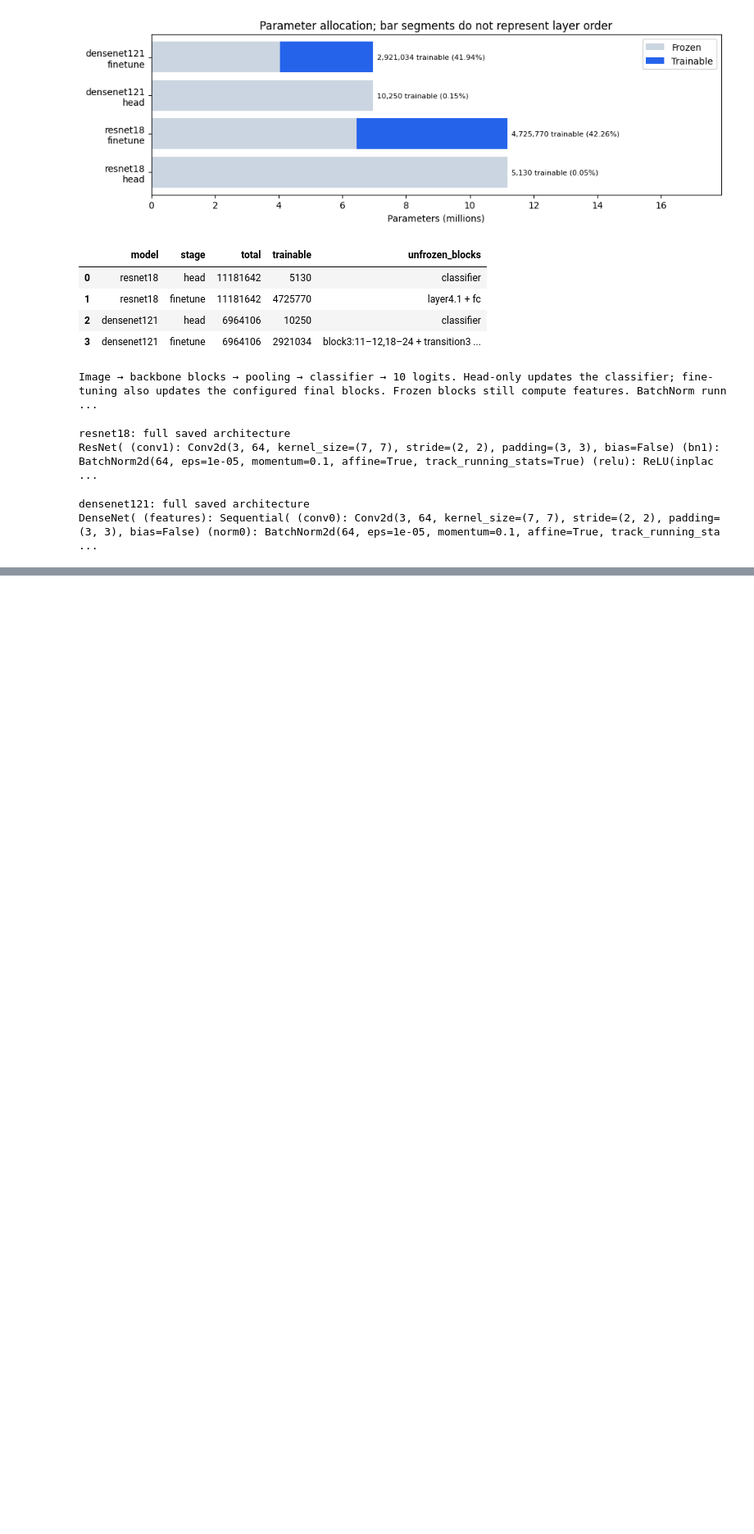
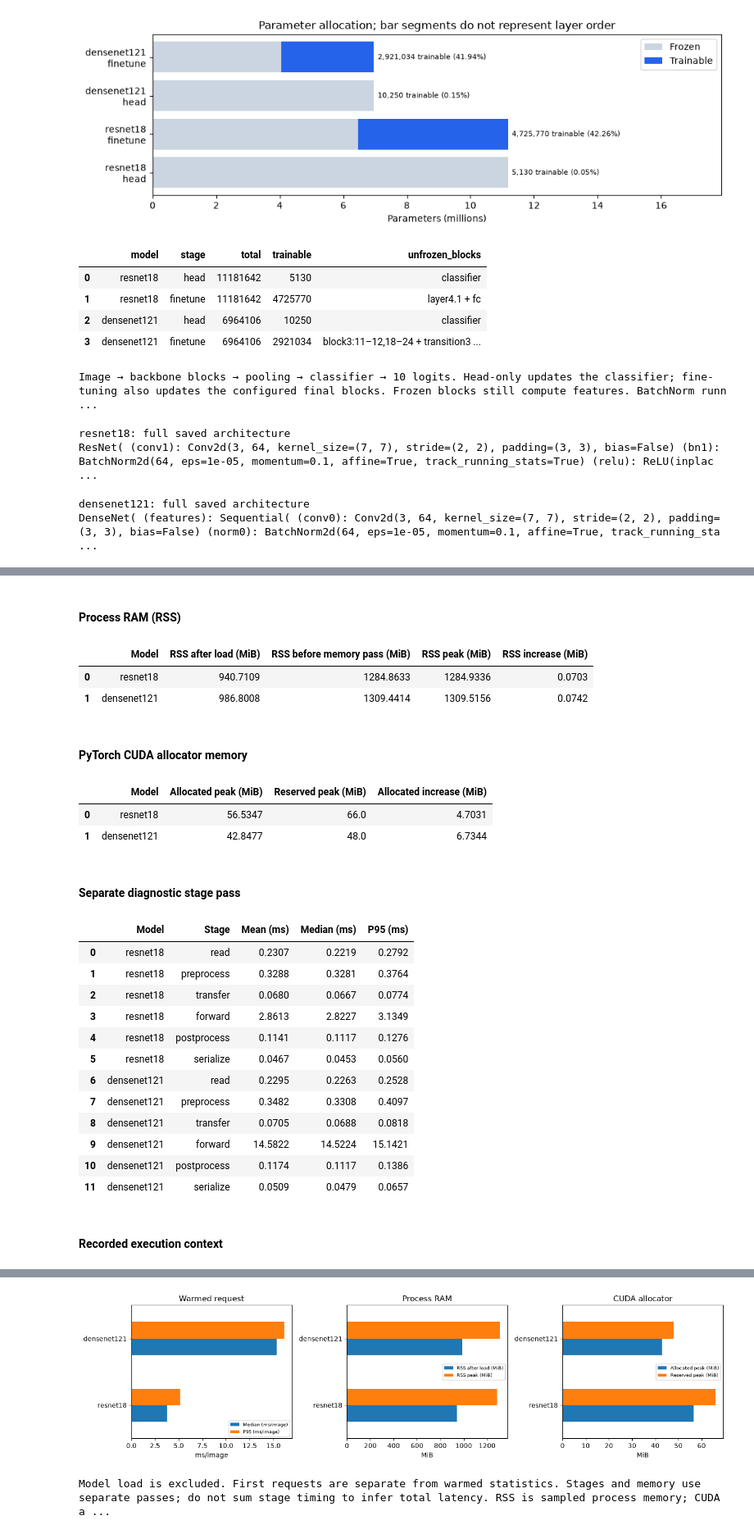
Before and after one commit to lacthui06/Lab-DL, a Jupyter notebook: labs/lab02/notebooks/02_lab02_modeling-kaggle.ipynb, the cells around one changed output, grey strips where cells are left out. Shown at 82% size. Drawn from its saved outputs; the diff is of its cells as text; code cells hidden in the pictures; blank space fills up the shorter version.

Commit message:
feat(lab02): integrate inference benchmarks and notebook roadmap

```diff
--- a/labs/lab02/notebooks/02_lab02_modeling-kaggle.ipynb
+++ b/labs/lab02/notebooks/02_lab02_modeling-kaggle.ipynb
@@ -5,10 +23,18 @@ Kết quả đọc từ run được chọn; không train lại khi thực thi n
 # %%
 from pathlib import Path
-import sys, json
+import os, sys, json
 import pandas as pd
-sys.path.insert(0, str(Path.cwd()))
+try:
+    ROOT = Path(os.environ['LAB02_ROOT']).expanduser() if os.getenv('LAB02_ROOT') else next(p for p in [Path.cwd(), *Path.cwd().parents] if (p / 'src/utils/notebook_views.py').is_file())
+except (OSError, StopIteration) as exc:
+    raise RuntimeError('Cannot resolve Lab02. Set LAB02_ROOT to an existing absolute Lab02 directory.') from exc
+if not ROOT.is_absolute() or not (ROOT / 'src/utils/notebook_views.py').is_file():
+    raise RuntimeError('Set LAB02_ROOT to an existing absolute Lab02 directory.')
+os.chdir(ROOT)
+sys.path.insert(0, str(ROOT))
 from src.utils import notebook_views as view
 ROOT, RUN, OUT = view.context()
-print("Run:", RUN.name)
-display(pd.Series(json.loads((RUN / "config.json").read_text()), name="Config"))
+from IPython import get_ipython; get_ipython().run_line_magic('matplotlib', 'inline')
+print('Run:', RUN.name)
+display(pd.Series(json.loads((RUN / 'config.json').read_text()), name='Recorded config'))
 # %% [output]
@@ -161,0 +212,7 @@ Live TensorBoard needs event files: tensorboard --logdir outputs/runs --port 600
+# %%
+BENCHMARK = ROOT / 'outputs/published/single_image_benchmark/20261102T184034Z_kaggle'
+try:
+    benchmark_tables = view.single_image_benchmark(RUN, BENCHMARK, OUT)
+except FileNotFoundError as exc:
+    print('Benchmark evidence unavailable. Copy the complete published bundle:', exc)
+# %% [output]
@@ -161,0 +227,23 @@ Live TensorBoard needs event files: tensorboard --logdir outputs/runs --port 600
+Process RAM (RSS)
+|  | Model | RSS after load (MiB) | RSS before memory pass (MiB) | RSS peak (MiB) | RSS increase (MiB) |
+| 0 | resnet18 | 940.7109 | 1284.8633 | 1284.9336 | 0.0703 |
+| 1 | densenet121 | 986.8008 | 1309.4414 | 1309.5156 | 0.0742 |
+PyTorch CUDA allocator memory
+|  | Model | Allocated peak (MiB) | Reserved peak (MiB) | Allocated increase (MiB) |
+| 0 | resnet18 | 56.5347 | 66.0 | 4.7031 |
+| 1 | densenet121 | 42.8477 | 48.0 | 6.7344 |
+Separate diagnostic stage pass
+|  | Model | Stage | Mean (ms) | Median (ms) | P95 (ms) |
+| 0 | resnet18 | read | 0.2307 | 0.2219 | 0.2792 |
+| 1 | resnet18 | preprocess | 0.3288 | 0.3281 | 0.3764 |
+| 2 | resnet18 | transfer | 0.0680 | 0.0667 | 0.0774 |
+| 3 | resnet18 | forward | 2.8613 | 2.8227 | 3.1349 |
+| 4 | resnet18 | postprocess | 0.1141 | 0.1117 | 0.1276 |
+| 5 | resnet18 | serialize | 0.0467 | 0.0453 | 0.0560 |
+| 6 | densenet121 | read | 0.2295 | 0.2263 | 0.2528 |
+| 7 | densenet121 | preprocess | 0.3482 | 0.3308 | 0.4097 |
+| 8 | densenet121 | transfer | 0.0705 | 0.0688 | 0.0818 |
+| 9 | densenet121 | forward | 14.5822 | 14.5224 | 15.1421 |
+| 10 | densenet121 | postprocess | 0.1174 | 0.1117 | 0.1386 |
+| 11 | densenet121 | serialize | 0.0509 | 0.0479 | 0.0657 |
+Recorded execution context
@@ -161,0 +253,2 @@ Live TensorBoard needs event files: tensorboard --logdir outputs/runs --port 600
+[figure, added]
+Model load is excluded. First requests are separate from warmed statistics. Stages and memory use separate passes; do not sum stage timing to infer total latency. RSS is sampled process memory; CUDA a ...
```
Also changed, not shown: parts of 30 cells of this notebook, 49 other files.
